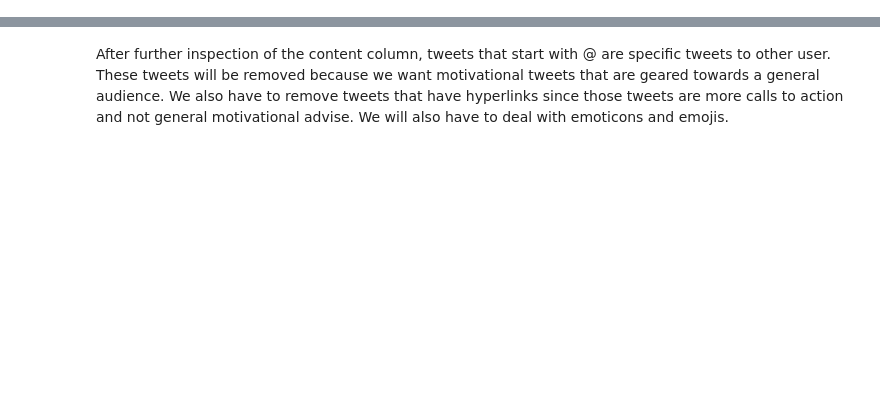
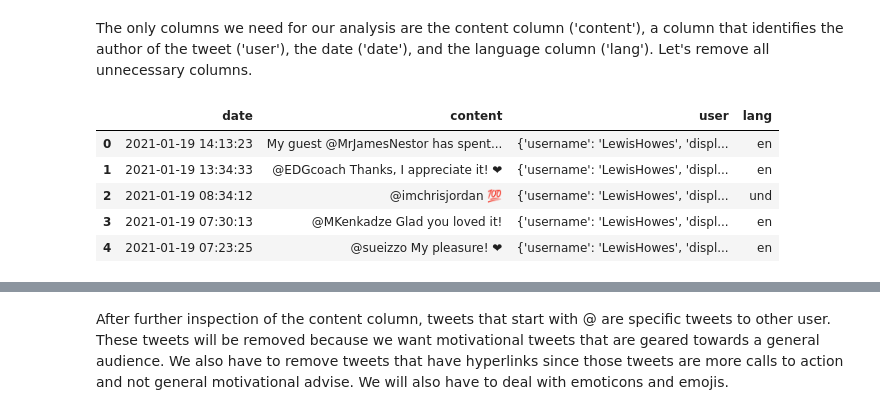
Before and after one commit to tarrantcarter/Final_Capstone, a Jupyter notebook: Modern_Motivation_Chatbot.ipynb, the cells around one changed output, grey strips where cells are left out. Drawn from its saved outputs; the diff is of its cells as text; code cells hidden in the pictures; blank space fills up the shorter version.

```diff
--- a/Modern_Motivation_Chatbot.ipynb
+++ b/Modern_Motivation_Chatbot.ipynb
@@ -65,3 +147,17 @@ tweets.applymap(type)
 | 977610 | <class 'int'> | <class 'str'> | <class 'pandas._libs.tslibs.times... | <class 'str'> | <class 'str'> | <class 'int'> | <class 'dict'> | <class 'list'> | <class 'list'> | ... |
 977611 rows × 22 columns
 [interactive output not drawn]
+# %% [markdown]
+The only columns we need for our analysis are the content column ('content'), a column that identifies the author of the tweet ('user'), the date ('date'), and the language column ('lang'). Let's remove all unnecessary columns.
+# %%
+# remove unnecessary columns
+tweets2 = tweets[["date", "content", "user", "lang"]]
+
+tweets2.head()
+# %% [output]
+|  | date | content | user | lang |
+| 0 | 2021-01-19 14:13:23 | My guest @MrJamesNestor has spent... | {'username': 'LewisHowes', 'displ... | en |
+| 1 | 2021-01-19 13:34:33 | @EDGcoach Thanks, I appreciate it! ❤ | {'username': 'LewisHowes', 'displ... | en |
+| 2 | 2021-01-19 08:34:12 | @imchrisjordan 💯 | {'username': 'LewisHowes', 'displ... | und |
+| 3 | 2021-01-19 07:30:13 | @MKenkadze Glad you loved it! | {'username': 'LewisHowes', 'displ... | en |
+| 4 | 2021-01-19 07:23:25 | @sueizzo My pleasure! ❤ | {'username': 'LewisHowes', 'displ... | en |
```
Also changed, not shown: parts of 73 cells of this notebook.
